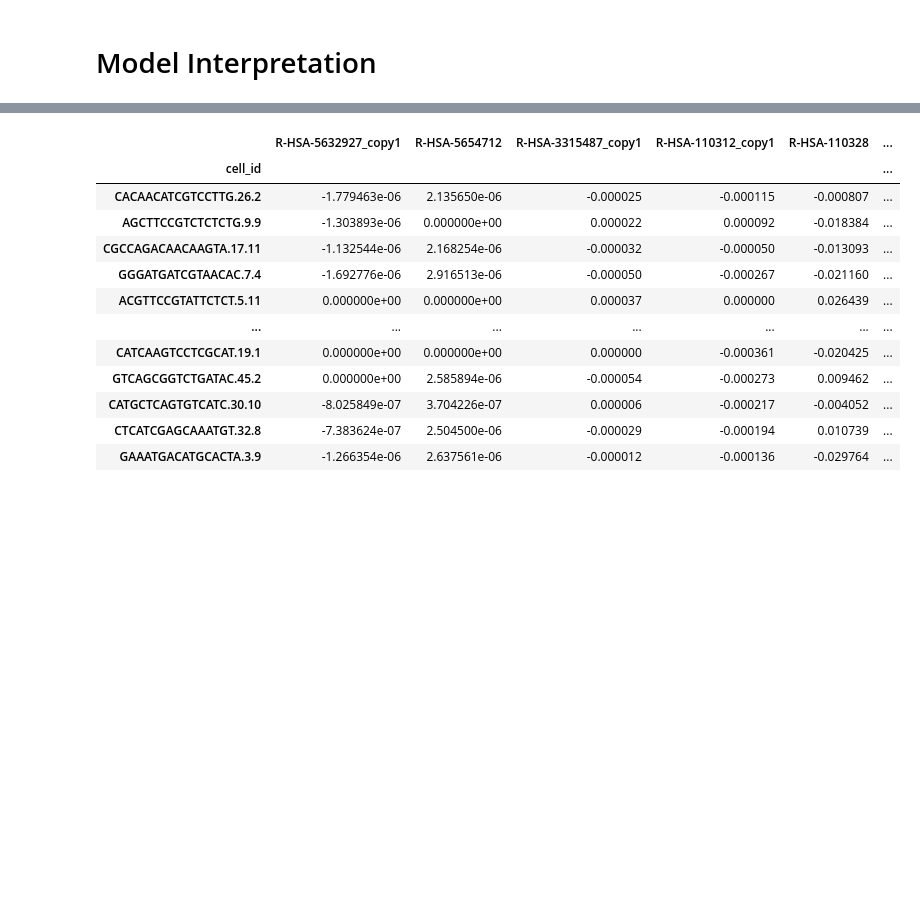
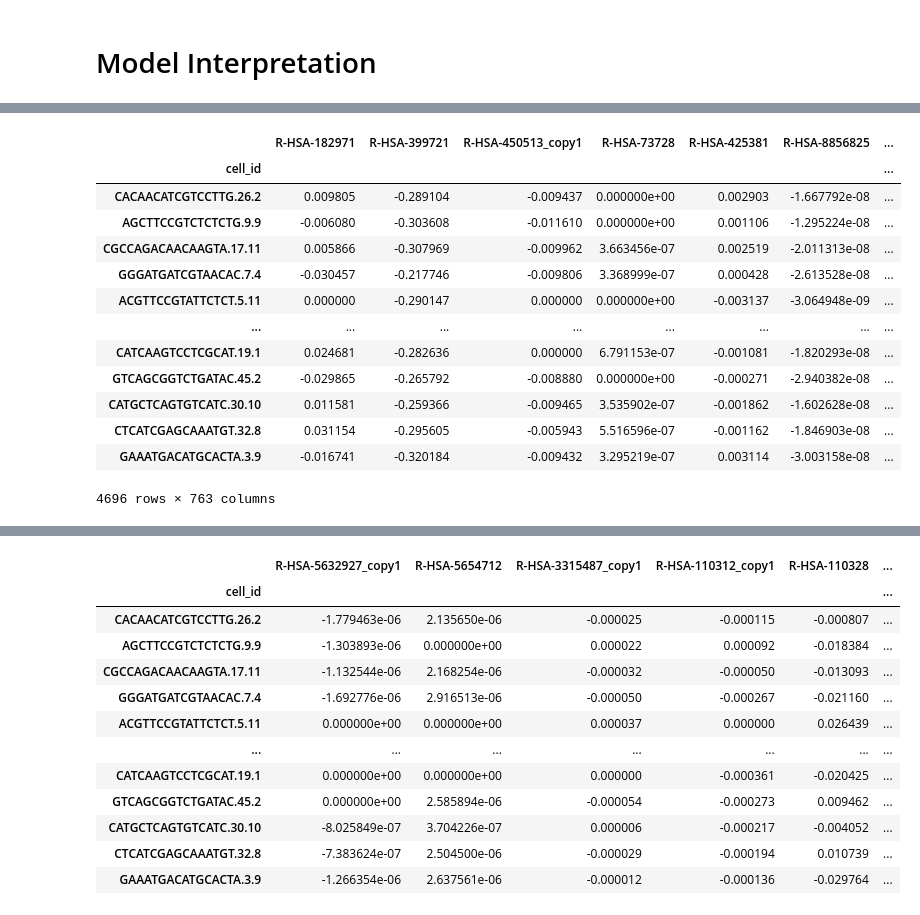
Before and after one commit to Polster-lab/Pytorch_Biologically_Informed_Neural_Network, a Jupyter notebook: all_subtypes_jupyter_notebook/Exc_L2-3_CBLN2_LINC02306/model_training_interpretationExc_L2-3_CBLN2_LINC02306.ipynb, the cells around one changed output, grey strips where cells are left out. Drawn from its saved outputs; the diff is of its cells as text; code cells hidden in the pictures; blank space fills up the shorter version.

```diff
--- a/all_subtypes_jupyter_notebook/Exc_L2-3_CBLN2_LINC02306/model_training_interpretationExc_L2-3_CBLN2_LINC02306.ipynb
+++ b/all_subtypes_jupyter_notebook/Exc_L2-3_CBLN2_LINC02306/model_training_interpretationExc_L2-3_CBLN2_LINC02306.ipynb
@@ -823,5 +823,8 @@ def return_feature_importance(model_dict_sparse, dataloader):
         print(f'{i} Layers: {accuracy_list_dict[f'model_{i}_hidden_layers']}')
 
     return activations_list_dict, accuracy_list_dict, predicted_list_dict, ground_truth_list_dict, feature_list,x
+# %%
+model_dct = dict()
+model_dct[4] = model_dict_sparse[4]
 # %%
 
@@ -875 +914,23 @@ last_layer_df = pd.DataFrame(li,index = test_x.columns, columns=layer_node_name_
+# %%
+li = []
+for i in layer_dict['layer_2']:
+    li.append(list(i))
+
+layer_2_df = pd.DataFrame(li,index = test_x.columns, columns=layer_node_name_dict['layer_2'])
+layer_2_df
+# %% [output]
+|  | R-HSA-182971 | R-HSA-399721 | R-HSA-450513_copy1 | R-HSA-73728 | R-HSA-425381 | R-HSA-8856825 | ... |
+| cell_id |  |  |  |  |  |  | ... |
+| CACAACATCGTCCTTG.26.2 | 0.009805 | -0.289104 | -0.009437 | 0.000000e+00 | 0.002903 | -1.667792e-08 | ... |
+| AGCTTCCGTCTCTCTG.9.9 | -0.006080 | -0.303608 | -0.011610 | 0.000000e+00 | 0.001106 | -1.295224e-08 | ... |
+| CGCCAGACAACAAGTA.17.11 | 0.005866 | -0.307969 | -0.009962 | 3.663456e-07 | 0.002519 | -2.011313e-08 | ... |
+| GGGATGATCGTAACAC.7.4 | -0.030457 | -0.217746 | -0.009806 | 3.368999e-07 | 0.000428 | -2.613528e-08 | ... |
+| ACGTTCCGTATTCTCT.5.11 | 0.000000 | -0.290147 | 0.000000 | 0.000000e+00 | -0.003137 | -3.064948e-09 | ... |
+| ... | ... | ... | ... | ... | ... | ... | ... |
+| CATCAAGTCCTCGCAT.19.1 | 0.024681 | -0.282636 | 0.000000 | 6.791153e-07 | -0.001081 | -1.820293e-08 | ... |
+| GTCAGCGGTCTGATAC.45.2 | -0.029865 | -0.265792 | -0.008880 | 0.000000e+00 | -0.000271 | -2.940382e-08 | ... |
+| CATGCTCAGTGTCATC.30.10 | 0.011581 | -0.259366 | -0.009465 | 3.535902e-07 | -0.001862 | -1.602628e-08 | ... |
+| CTCATCGAGCAAATGT.32.8 | 0.031154 | -0.295605 | -0.005943 | 5.516596e-07 | -0.001162 | -1.846903e-08 | ... |
+| GAAATGACATGCACTA.3.9 | -0.016741 | -0.320184 | -0.009432 | 3.295219e-07 | 0.003114 | -3.003158e-08 | ... |
+4696 rows × 763 columns
 # %%
```
Also changed, not shown: parts of 43 cells of this notebook, 2 other files.
